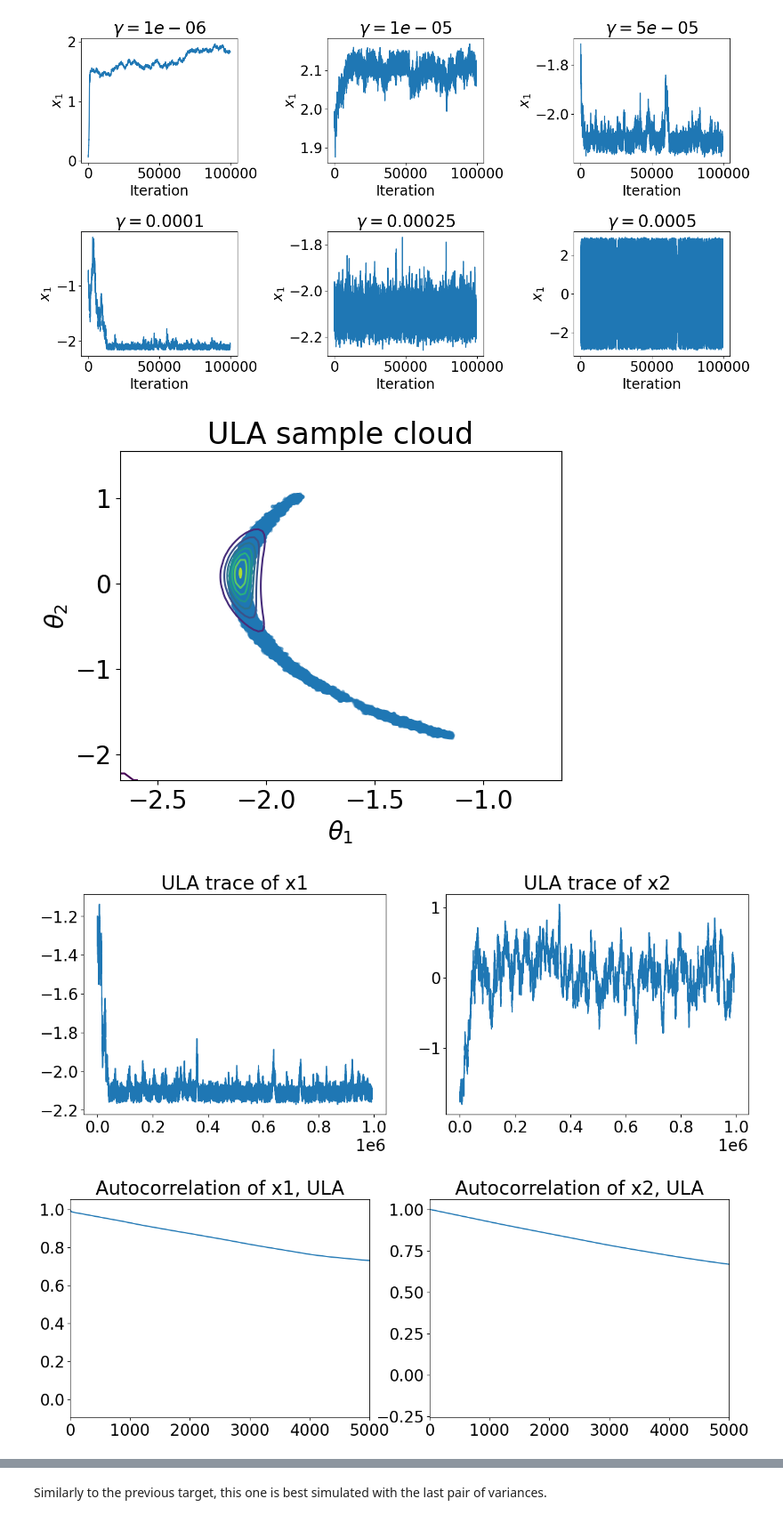
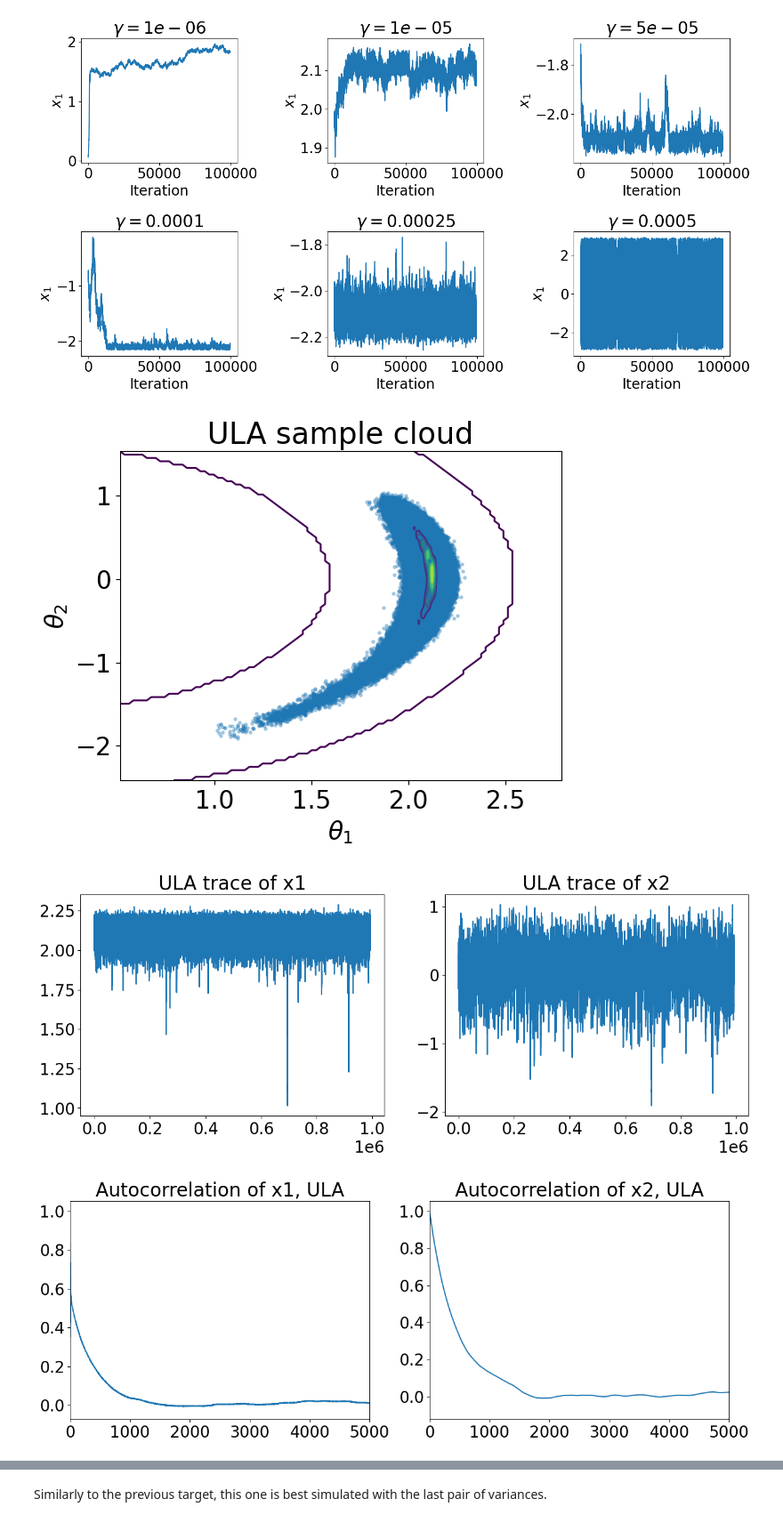
Before and after one commit to alisaklymchuk/stochastic_simulation_math60047, a Jupyter notebook: coursework.ipynb, the cells around one changed output, grey strips where cells are left out. Shown at 89% size. Drawn from its saved outputs; the diff is of its cells as text; code cells hidden in the pictures.

```diff
--- a/coursework.ipynb
+++ b/coursework.ipynb
@@ -943,6 +943,7 @@ This algorithm is very well suited for out target, since it updates the coordina
 We now let $\sigma_y = 0.05$ and re-run all the samplers. Since changing this parameter changes the target posterior, we will need to re-tune the hyperparameters of the samplers as well.
 # %%
 log_post_1g =  log_posterior_factory(sigma_y=0.05)
+post_1g = posterior_factory(sigma_y=0.05)
 grad_log_1g = grad_log_posterior_factory(sigma_y=0.05)
 # %%
 # New RWMH
@@ -993,13 +994,13 @@ ula_tuning(log_post_1g, grad_log_1g, 100_000, gammas)
 # %% [output]
 [figure]
 # %%
-ula_samples = ula(log_post_1g, grad_log_1g, gamma=0.00001)
+ula_samples = ula(log_post_1g, grad_log_1g, gamma=0.00025)
 # %%
-samples_cloud(ula_samples, "ULA sample cloud")
+samples_cloud(ula_samples, "ULA sample cloud", posterior=post_1g)
 trace_plots(ula_samples, "ULA")
 autocorr_plots(ula_samples, "ULA")
-hist(ula_samples, "ULA")
+hist(ula_samples, "ULA", posterior=post_1g)
 # %% [output]
-[figure, old version]
+[figure, new version]
-[figure, old version]
+[figure, new version]
-[figure, old version]
+[figure, new version]
```
Also changed, not shown: parts of 15 cells of this notebook.
